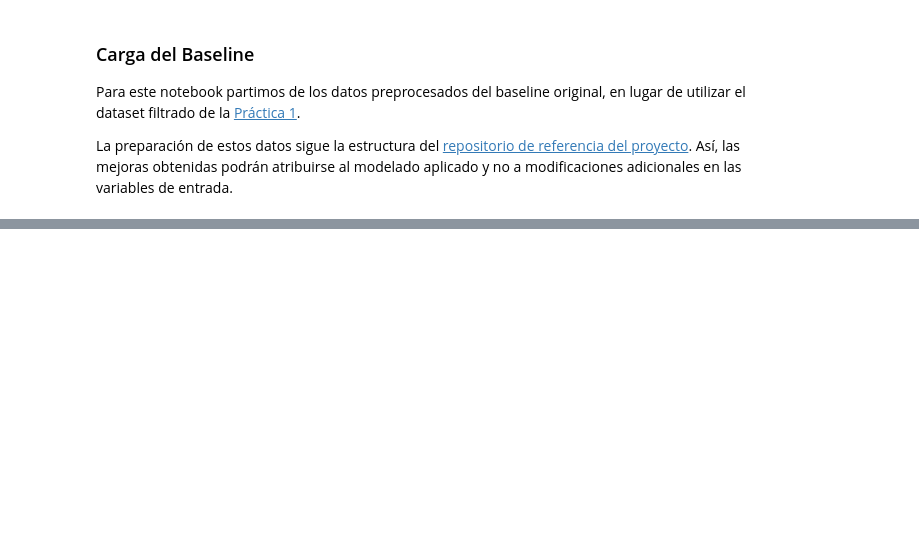
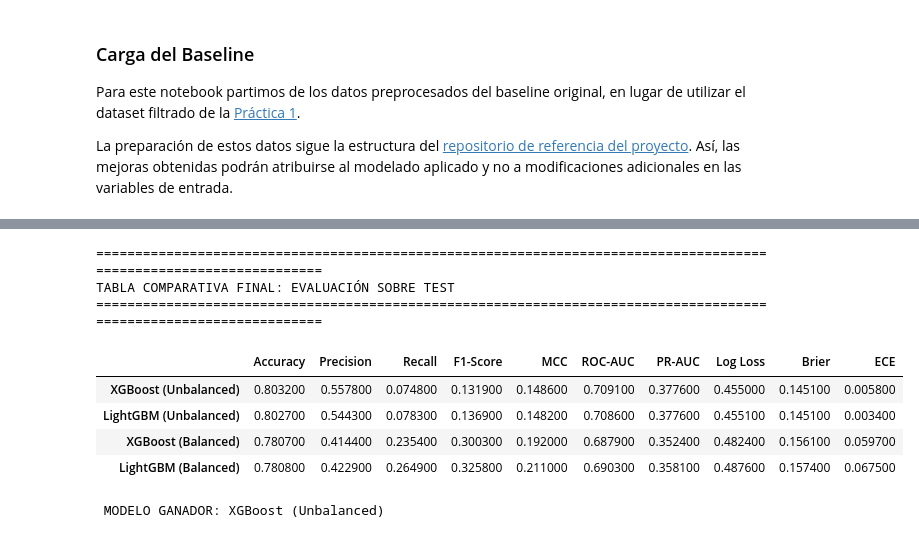
Before and after one commit to lolamaturana/credit-risk-calibrated-model, a Jupyter notebook: practica2_notebook.ipynb, the cells around one changed output, grey strips where cells are left out. Cells and saved outputs as stored; diff of their text form; code cells hidden in the pictures; blank space fills up the shorter version.

```diff
--- a/practica2_notebook.ipynb
+++ b/practica2_notebook.ipynb
@@ -55,0 +343,36 @@ Para cumplir con la rúbrica, he implementado las siguientes variaciones respect
+# %%
+# 1. Consolidación de métricas en un DataFrame
+df_comparativa = pd.DataFrame(resultados_finales).T
+
+# 2. Reordenar columnas según la jerarquía de la rúbrica
+columnas_ordenadas = [
+    'Accuracy', 'Precision', 'Recall', 'F1-Score', 'MCC',
+    'ROC-AUC', 'PR-AUC', 'Log Loss', 'Brier', 'ECE'
+]
+df_comparativa = df_comparativa[columnas_ordenadas]
+
+# 3. Identificar el ganador basado en la métrica objetivo (Log Loss)
+ganador_nombre = df_comparativa['Log Loss'].idxmin()
+
+print("=" * 115)
+print(f"TABLA COMPARATIVA FINAL: EVALUACIÓN SOBRE TEST")
+print("=" * 115)
+
+# 4. Mostrar tabla con estilos:
+# - Verde para las métricas de error (menor es mejor)
+# - Azul para las métricas de acierto (mayor es mejor)
+display(df_comparativa.sort_values('Log Loss', ascending=True).round(4).style\
+    .highlight_min(subset=['Log Loss', 'Brier', 'ECE'], color='lightgreen')\
+    .highlight_max(subset=['ROC-AUC', 'PR-AUC', 'MCC', 'Recall'], color='lightblue'))
+
+print(f"\n MODELO GANADOR: {ganador_nombre}")
+# %% [output]
+===================================================================================================================
+TABLA COMPARATIVA FINAL: EVALUACIÓN SOBRE TEST
+===================================================================================================================
+|  | Accuracy | Precision | Recall | F1-Score | MCC | ROC-AUC | PR-AUC | Log Loss | Brier | ECE |
+| XGBoost (Unbalanced) | 0.803200 | 0.557800 | 0.074800 | 0.131900 | 0.148600 | 0.709100 | 0.377600 | 0.455000 | 0.145100 | 0.005800 |
+| LightGBM (Unbalanced) | 0.802700 | 0.544300 | 0.078300 | 0.136900 | 0.148200 | 0.708600 | 0.377600 | 0.455100 | 0.145100 | 0.003400 |
+| XGBoost (Balanced) | 0.780700 | 0.414400 | 0.235400 | 0.300300 | 0.192000 | 0.687900 | 0.352400 | 0.482400 | 0.156100 | 0.059700 |
+| LightGBM (Balanced) | 0.780800 | 0.422900 | 0.264900 | 0.325800 | 0.211000 | 0.690300 | 0.358100 | 0.487600 | 0.157400 | 0.067500 |
+ MODELO GANADOR: XGBoost (Unbalanced)
```
Also changed, not shown: parts of 30 cells of this notebook, 3 other files.
